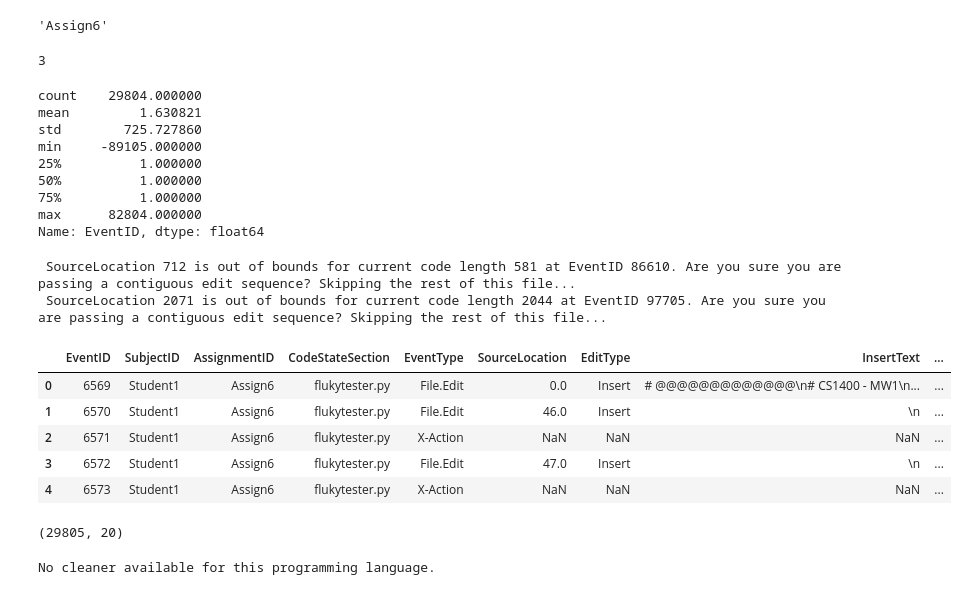
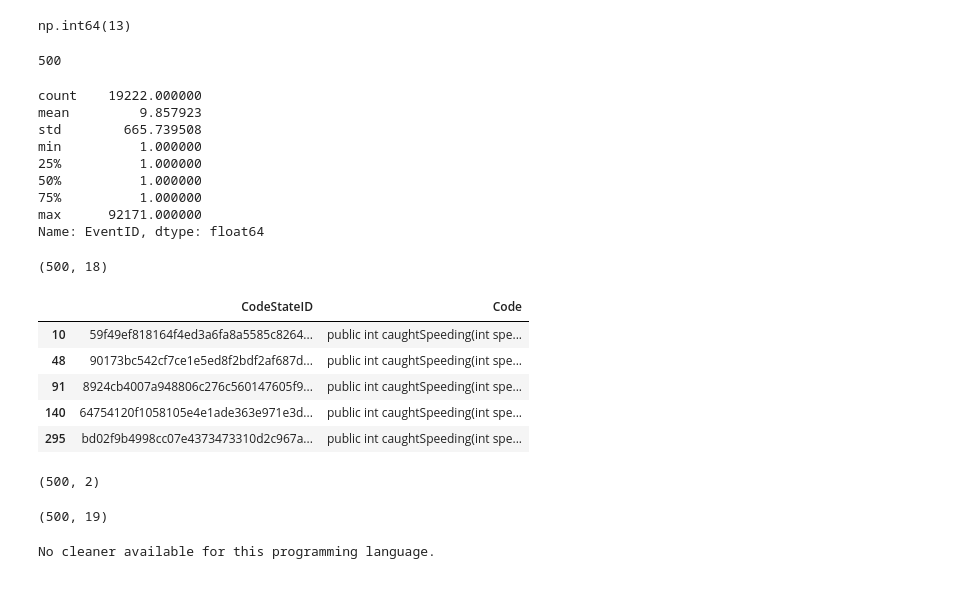
Before and after one commit to CSSPLICE/ProgSnapToolkit, a Jupyter notebook: src/progsnap2/examples/clustering.ipynb, the cells around one changed output. Cells and saved outputs as stored; diff of their text form; code cells hidden in the pictures.

```diff
--- a/src/progsnap2/examples/clustering.ipynb
+++ b/src/progsnap2/examples/clustering.ipynb
@@ -14,9 +14,9 @@ from progsnap2.datasets import cs1eng, codeworkout, codebench, edwards
 
 # Select a dataset by setting the config variable
 # config = cs1eng.S24
-# config = codeworkout.F19
+config = codeworkout.F19
 # config = codebench.F24
-config = edwards.F21
+# config = edwards.F21
 
 
 dataset_name, dataset_semester = config.name.split('_')
@@ -25,5 +25,6 @@ dataset = config.load(dataset_root_dir)
 # %%
 # Just get the first few thousand rows for testing and quicker loading
 sample_size = 100000
-main_table_sample = dataset.get_main_table_head(sample_size)
+# main_table_sample = dataset.get_main_table_head(sample_size)
+main_table_sample = dataset.get_main_table()
 # main_table_sample
@@ -31,12 +34,12 @@ main_table_sample = dataset.get_main_table_head(sample_size)
 most_common_problem = main_table_sample[Cols.ProblemID].value_counts().idxmax()
 most_common_problem
 # %% [output]
-'Assign6'
+np.int64(13)
 # %%
 problem_subset = main_table_sample[main_table_sample[Cols.ProblemID] == most_common_problem]
 problem_subset[Cols.SubjectID].nunique()
 # %% [output]
-3
+500
 # %%
 if not config.name.startswith('edwards'):
     problem_subset = problem_subset[problem_subset[Cols.CodeStateID].notna()]
@@ -44,37 +47,43 @@ if not config.name.startswith('edwards'):
 # %%
 problem_subset[Cols.EventID].diff().describe()
 # %% [output]
-count    29804.000000
-mean         1.630821
-std        725.727860
-min     -89105.000000
+count    19222.000000
+mean         9.857923
+std        665.739508
+min          1.000000
 25%          1.000000
 50%          1.000000
 75%          1.000000
-max      82804.000000
+max      92171.000000
 Name: EventID, dtype: float64
+# %%
+final_submissions = problem_subset[problem_subset.Score.notna()].groupby(Cols.SubjectID).tail(1)
+final_submissions.shape
+# %% [output]
+(500, 18)
 # %%
-problem_codestates = dataset.get_codestates(problem_subset)
+problem_codestates = dataset.get_codestates(final_submissions)
 problem_codestates.head()
 # %% [output]
- SourceLocation 712 is out of bounds for current code length 581 at EventID 86610. Are you sure you are passing a contiguous edit sequence? Skipping the rest of this file...
- SourceLocation 2071 is out of bounds for current code length 2044 at EventID 97705. Are you sure you are passing a contiguous edit sequence? Skipping the rest of this file...
-|  | EventID | SubjectID | AssignmentID | CodeStateSection | EventType | SourceLocation | EditType | InsertText | ... |
-| 0 | 6569 | Student1 | Assign6 | flukytester.py | File.Edit | 0.0 | Insert | # @@@@@@@@@@@@@\n# CS1400 - MW1\n... | ... |
-| 1 | 6570 | Student1 | Assign6 | flukytester.py | File.Edit | 46.0 | Insert | \n | ... |
-| 2 | 6571 | Student1 | Assign6 | flukytester.py | X-Action | NaN | NaN | NaN | ... |
-| 3 | 6572 | Student1 | Assign6 | flukytester.py | File.Edit | 47.0 | Insert | \n | ... |
-| 4 | 6573 | Student1 | Assign6 | flukytester.py | X-Action | NaN | NaN | NaN | ... |
+|  | CodeStateID | Code |
+| 10 | 59f49ef818164f4ed3a6fa8a5585c8264... | public int caughtSpeeding(int spe... |
+| 48 | 90173bc542cf7ce1e5ed8f2bdf2af687d... | public int caughtSpeeding(int spe... |
+| 91 | 8924cb4007a948806c276c560147605f9... | public int caughtSpeeding(int spe... |
+| 140 | 64754120f1058105e4e1ade363e971e3d... | public int caughtSpeeding(int spe... |
+| 295 | bd02f9b4998cc07e4373473310d2c967a... | public int caughtSpeeding(int spe... |
 # %%
 problem_codestates.shape
 # %% [output]
-(29805, 20)
+(500, 2)
 # %%
 logs_with_code = pd.merge(
-    problem_subset,
+    final_submissions,
     problem_codestates,
     on=Cols.CodeStateID,
 )
+logs_with_code.shape
+# %% [output]
+(500, 19)
 # %%
 from progsnap2.analytics.analytics_config import ProgrammingLanguage
 from progsnap2.analytics.code.python.clean import CleanPythonPreprocessor
```
Also changed, not shown: parts of 19 cells of this notebook.
